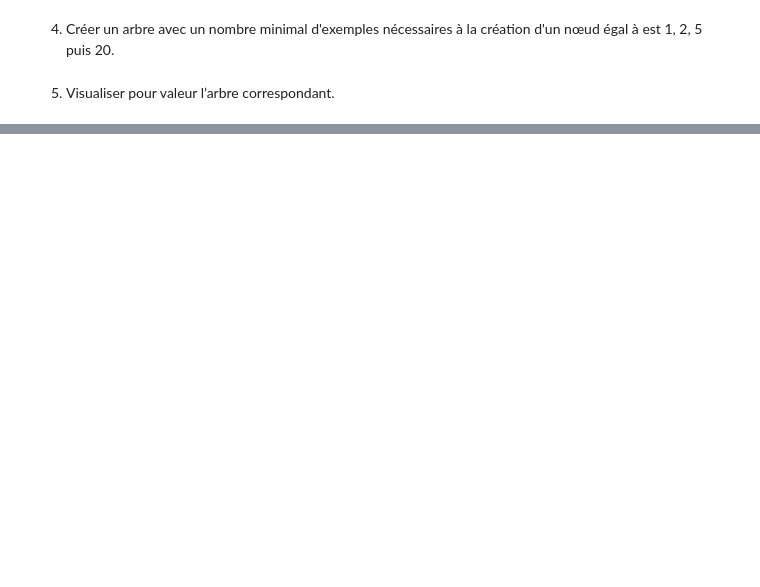
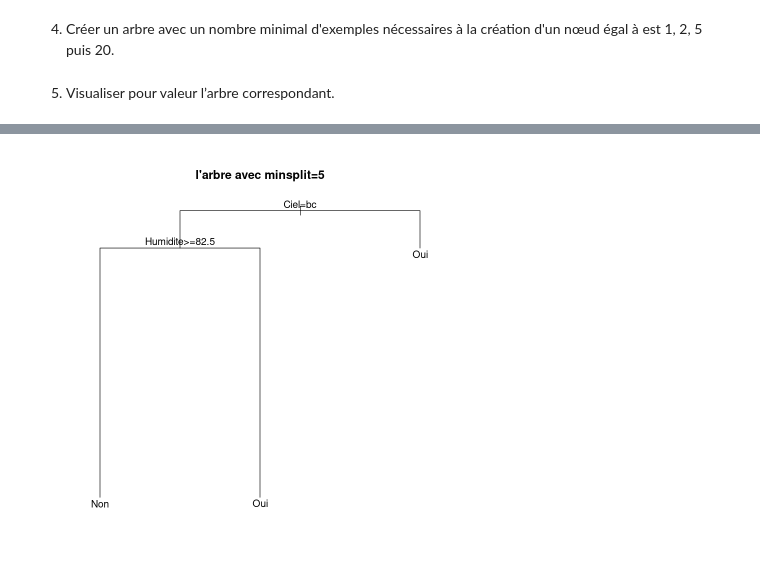
Before and after one commit to loop0-0/Apprentissage-Automatique-TPs, a Jupyter notebook: Tp3/Tp 3 P1 E1 _R.ipynb, the cells around one changed output, grey strips where cells are left out. Cells and saved outputs as stored; diff of their text form; code cells hidden in the pictures; blank space fills up the shorter version.

```diff
--- a/Tp3/Tp 3 P1 E1 _R.ipynb
+++ b/Tp3/Tp 3 P1 E1 _R.ipynb
@@ -91,0 +76,7 @@ plot(tree5)
+# %%
+
+# Visualiser l'arbre avec minsplit=5
+plot(tree5,main ="l'arbre avec minsplit=5")
+text(tree5)
+# %% [output]
+[figure, added]
```
Also changed, not shown: parts of 8 cells of this notebook.
